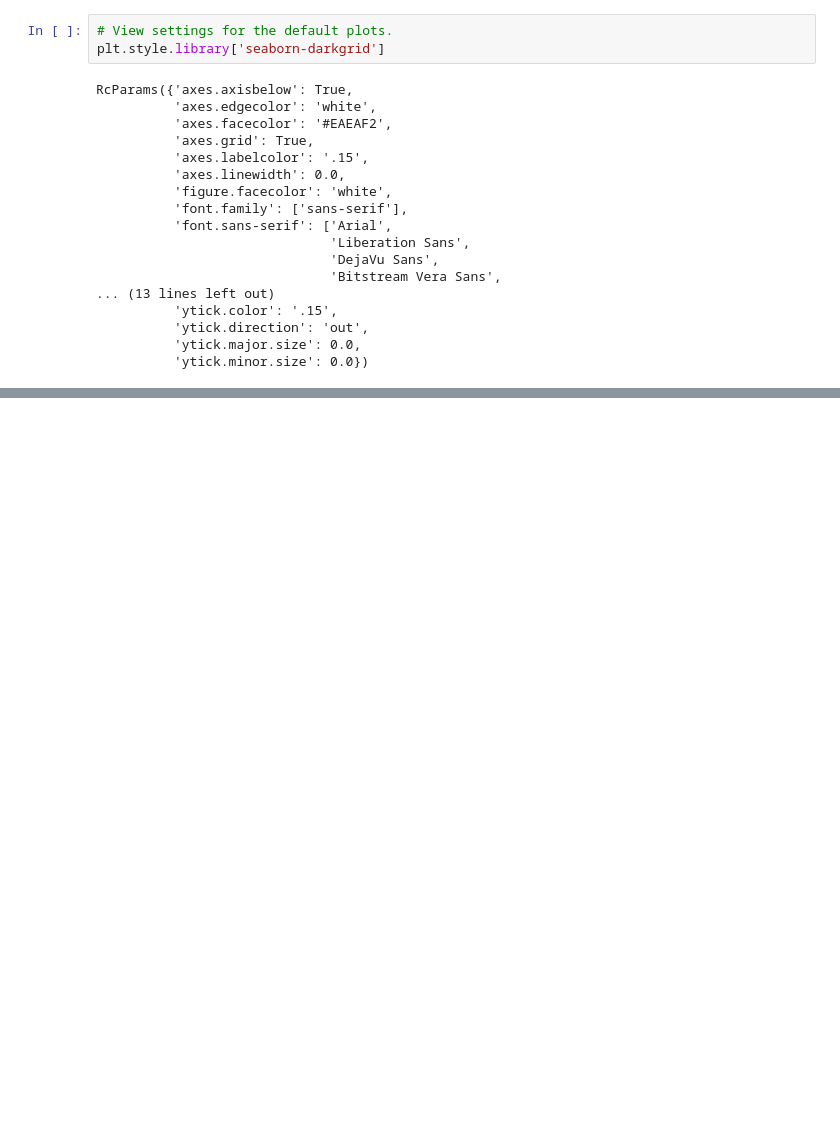
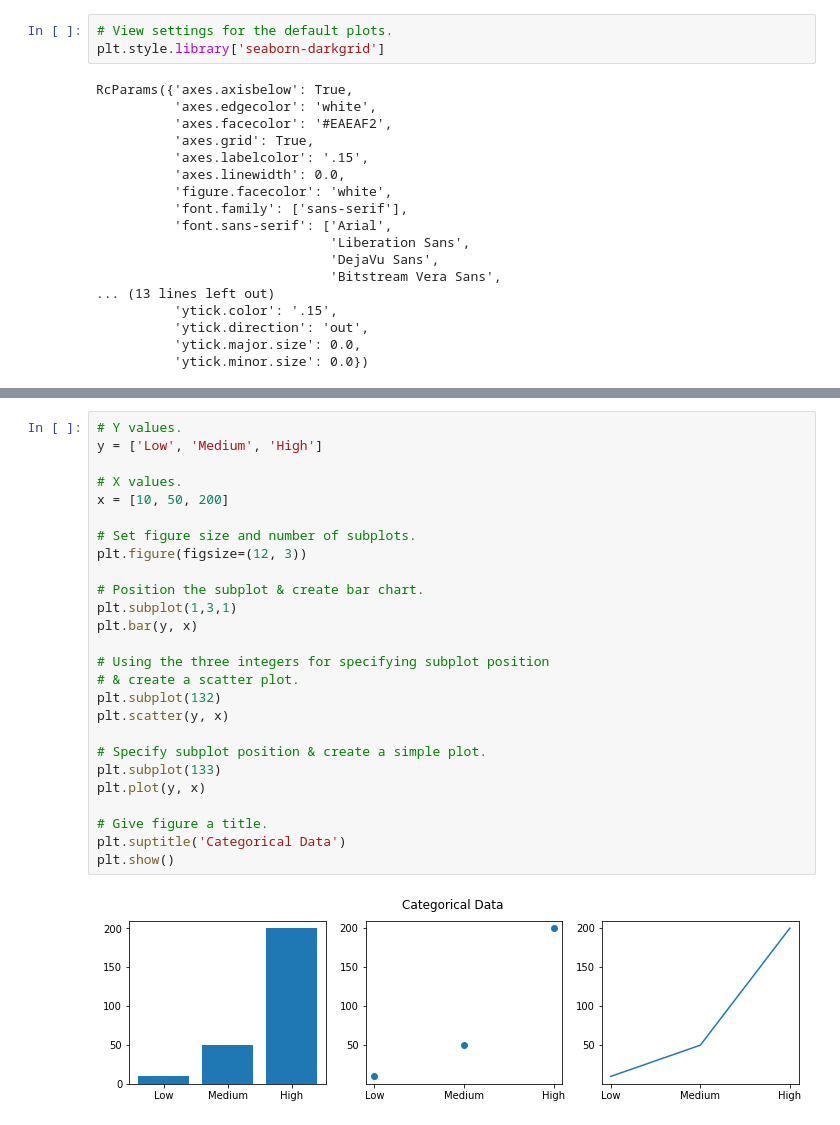
Before and after one commit to Izardo/Fundamentals_of_Data_Analysis, a Jupyter notebook: pyplot.ipynb, the cells around one changed output, grey strips where cells are left out. Drawn from its saved outputs; the diff is of its cells as text; blank space fills up the shorter version.

```diff
--- a/pyplot.ipynb
+++ b/pyplot.ipynb
@@ -182,0 +211,28 @@ Wrap up style default section by setting default style. BOOM!
+# %%
+# Y values.
+y = ['Low', 'Medium', 'High']
+
+# X values.
+x = [10, 50, 200]
+
+# Set figure size and number of subplots.
+plt.figure(figsize=(12, 3))
+
+# Position the subplot & create bar chart.
+plt.subplot(1,3,1)
+plt.bar(y, x)
+
+# Using the three integers for specifying subplot position
+# & create a scatter plot.
+plt.subplot(132)
+plt.scatter(y, x)
+
+# Specify subplot position & create a simple plot.
+plt.subplot(133)
+plt.plot(y, x)
+
+# Give figure a title.
+plt.suptitle('Categorical Data')
+plt.show()
+# %% [output]
+[figure, added]
```
Also changed, not shown: parts of 10 cells of this notebook, 5 other files.
